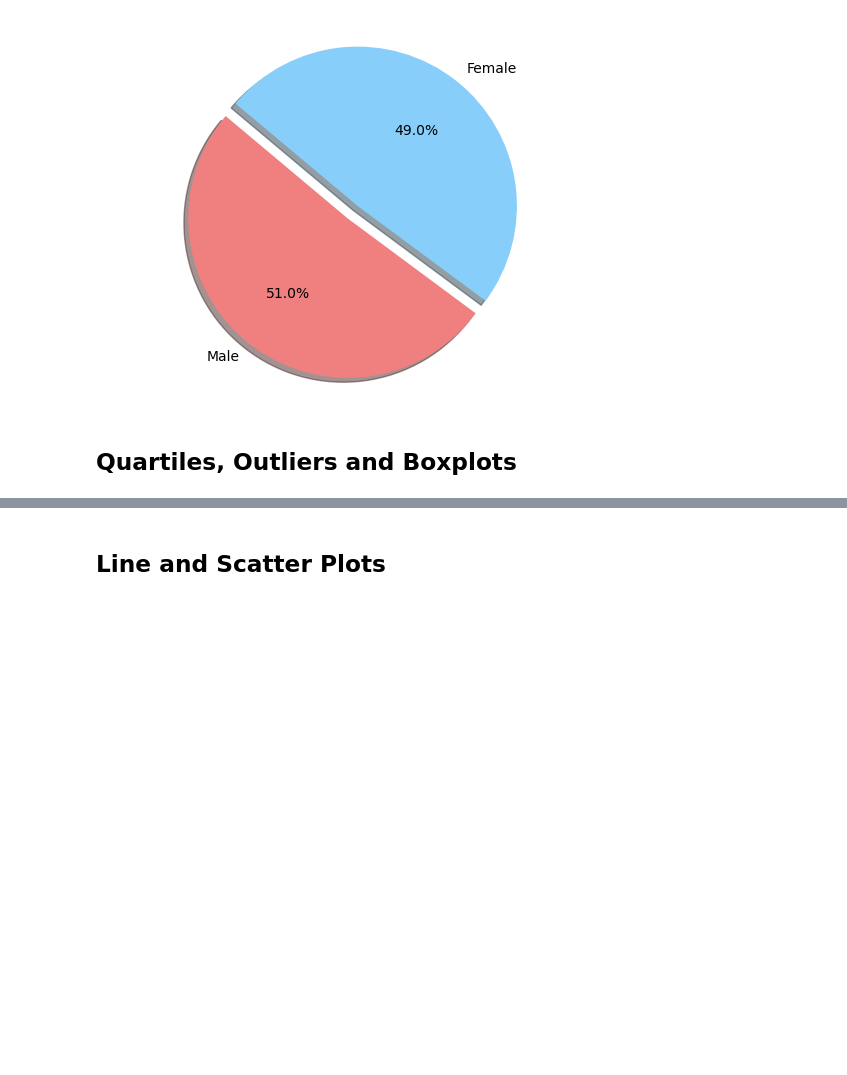
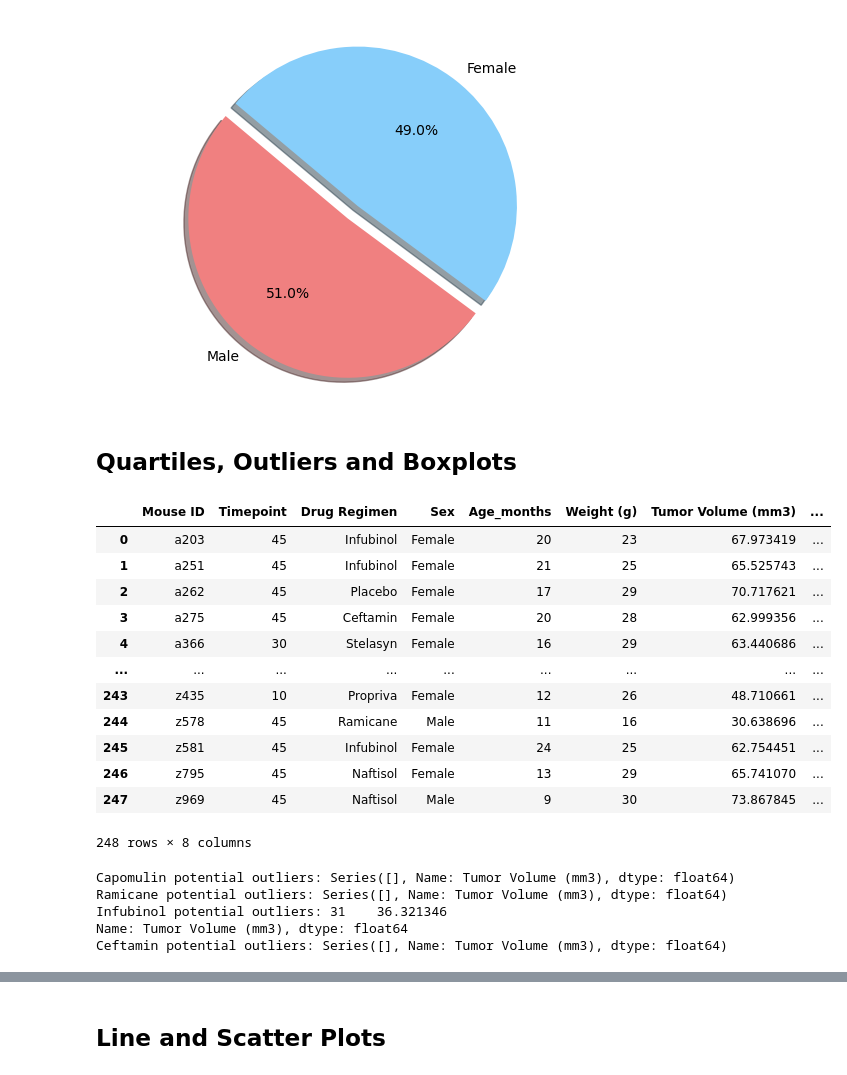
Before and after one commit to msryannhawkins/Matplotlib-Challenge, a Jupyter notebook: Pymaceuticals/pymaceuticals_starter.ipynb, the cells around one changed output, grey strips where cells are left out. Cells and saved outputs as stored; diff of their text form; code cells hidden in the pictures; blank space fills up the shorter version.

```diff
--- a/Pymaceuticals/pymaceuticals_starter.ipynb
+++ b/Pymaceuticals/pymaceuticals_starter.ipynb
@@ -247,27 +247,71 @@ plt.show()
 # %%
 # Calculate the final tumor volume of each mouse across four of the treatment regimens:
 # Capomulin, Ramicane, Infubinol, and Ceftamin
 
-# Start by getting the last (greatest) timepoint for each mouse (first)
+# Start by getting the last (greatest) timepoint for each mouse
 
+MaxVol = Cleaned_Combined.groupby(["Mouse ID"])['Timepoint'].max()
+MaxVol = MaxVol.reset_index()
 
 # Merge this group df with the original DataFrame to get the tumor volume at the last timepoint
+Merged_df = MaxVol.merge(Mouse_Study_Combined, on=['Mouse ID', 'Timepoint'], how='left')
+        #use Mouse_Study_Combined so that the deleted duplicate can still be considered?
+Merged_df
+# %% [output]
+|  | Mouse ID | Timepoint | Drug Regimen | Sex | Age_months | Weight (g) | Tumor Volume (mm3) | ... |
+| 0 | a203 | 45 | Infubinol | Female | 20 | 23 | 67.973419 | ... |
+| 1 | a251 | 45 | Infubinol | Female | 21 | 25 | 65.525743 | ... |
+| 2 | a262 | 45 | Placebo | Female | 17 | 29 | 70.717621 | ... |
+| 3 | a275 | 45 | Ceftamin | Female | 20 | 28 | 62.999356 | ... |
+| 4 | a366 | 30 | Stelasyn | Female | 16 | 29 | 63.440686 | ... |
+| ... | ... | ... | ... | ... | ... | ... | ... | ... |
+| 243 | z435 | 10 | Propriva | Female | 12 | 26 | 48.710661 | ... |
+| 244 | z578 | 45 | Ramicane | Male | 11 | 16 | 30.638696 | ... |
+| 245 | z581 | 45 | Infubinol | Female | 24 | 25 | 62.754451 | ... |
+| 246 | z795 | 45 | Naftisol | Female | 13 | 29 | 65.741070 | ... |
+| 247 | z969 | 45 | Naftisol | Male | 9 | 30 | 73.867845 | ... |
+248 rows × 8 columns
 # %%
 # Put treatments into a list for for loop (and later for plot labels) put the treatments in a list and put into a variable
 
+        #create a list of specific drugs and pull from the Combined DF
+Regimens = ["Capomulin", "Ramicane", "Infubinol", "Ceftamin"]
 
 # Create empty list to fill with tumor vol data (for plotting)
+TV_Data = []
 
+# Calculate the IQR and quantitatively determine if there are any potential outliers.
+#*Begin your for loop with the list created from above
+for Regimen in Regimens:
 
-# Calculate the IQR and quantitatively determine if there are any potential outliers. Begin your for loop with the list created from above
+     # Determine outliers using upper and lower bounds
+    #*class activities, on the series as looping through: looping through the list of the four treatments
+    temp = Merged_df.loc[Merged_df['Drug Regimen'] == Regimen, 'Tumor Volume (mm3)']
 
+    quartiles = temp.quantile([.25,.5,.75])
+    lowerq = quartiles[0.25]
+    upperq = quartiles[0.75]
+    iqr = upperq-lowerq
 
-    # Locate the rows which contain mice on each drug and get the tumor volumes *within for loop--should give a series
+    lower_bound = lowerq - (1.5*iqr)
+    upper_bound = upperq + (1.5*iqr)
 
+    # Locate the rows which contain mice on each drug and get the tumor volumes
+    #*within for loop--should give a series
+     # add subset
+        #*add the series from the locate into the empty list
+        #and take out the TV--input into TV_Data
+    drug_out = temp.loc[(temp < lower_bound) | (temp > upper_bound)]
+    drug_out
 
-    # add subset *add the series from the locate into the empty list
+    print(f'{Regimen} potential outliers: {drug_out}')
 
-
-    # Determine outliers using upper and lower bounds *class activities, on the series as looping through: looping through the list of the four treatments
+    TV_Data.append(temp)
+# %% [output]
+Capomulin potential outliers: Series([], Name: Tumor Volume (mm3), dtype: float64)
+Ramicane potential outliers: Series([], Name: Tumor Volume (mm3), dtype: float64)
+Infubinol potential outliers: 31    36.321346
+Name: Tumor Volume (mm3), dtype: float64
+Ceftamin potential outliers: Series([], Name: Tumor Volume (mm3), dtype: float64)
 # %%
 # Generate a box plot that shows the distrubution of the tumor volume for each treatment group.
```
Also changed, not shown: parts of 5 cells of this notebook, 1 other file.
